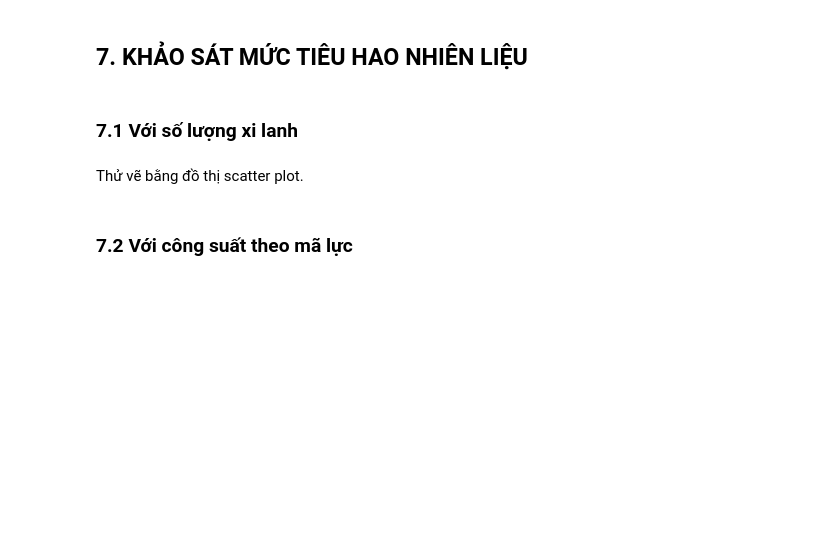
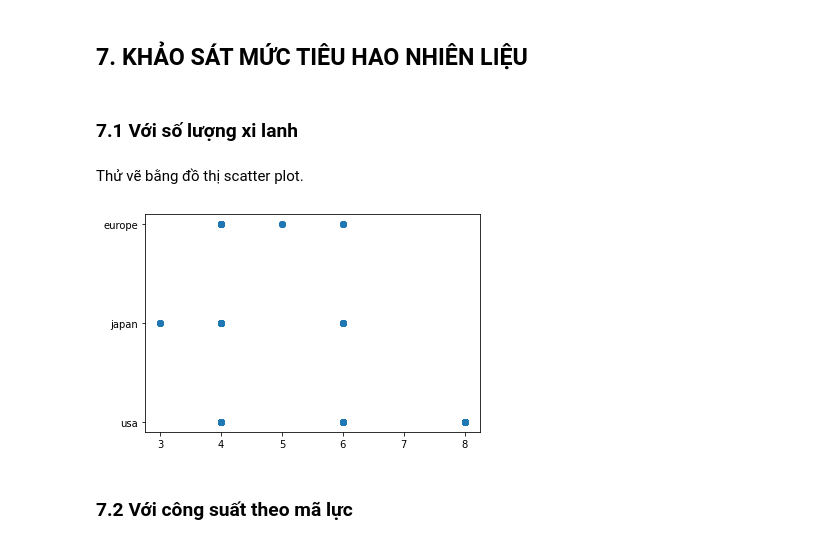
Before and after one commit to tiesen243/data-analyst, a Jupyter notebook: midterm-practice/mpg_ex.ipynb, the cells around one changed output. Drawn from its saved outputs; the diff is of its cells as text; code cells hidden in the pictures; blank space fills up the shorter version.

```diff
--- a/midterm-practice/mpg_ex.ipynb
+++ b/midterm-practice/mpg_ex.ipynb
@@ -118,5 +126,11 @@ Lưu ý: Các dòng xe thập niên 70 (1970 - 1979), thập niên 80 (1980 - 19
 ### 7.1 Với số lượng xi lanh
 # %% [markdown]
 Thử vẽ bằng đồ thị scatter plot.
+# %%
+plt.scatter(mpg['cylinders'],mpg['origin'])
+
+plt.show()
+# %% [output]
+[figure, added]
 # %% [markdown]
 ### 7.2 Với công suất theo mã lực
```
Also changed, not shown: parts of 6 cells of this notebook.
